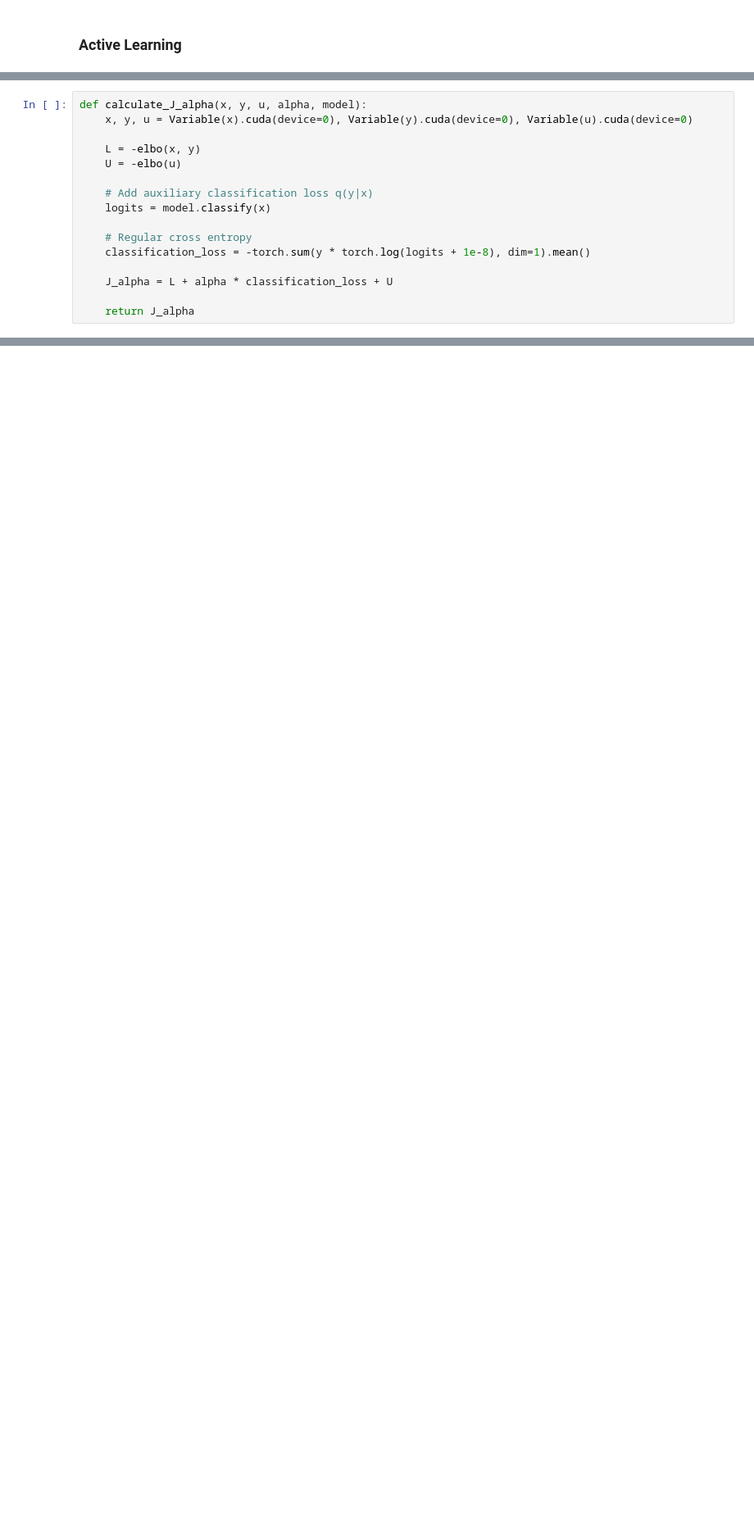
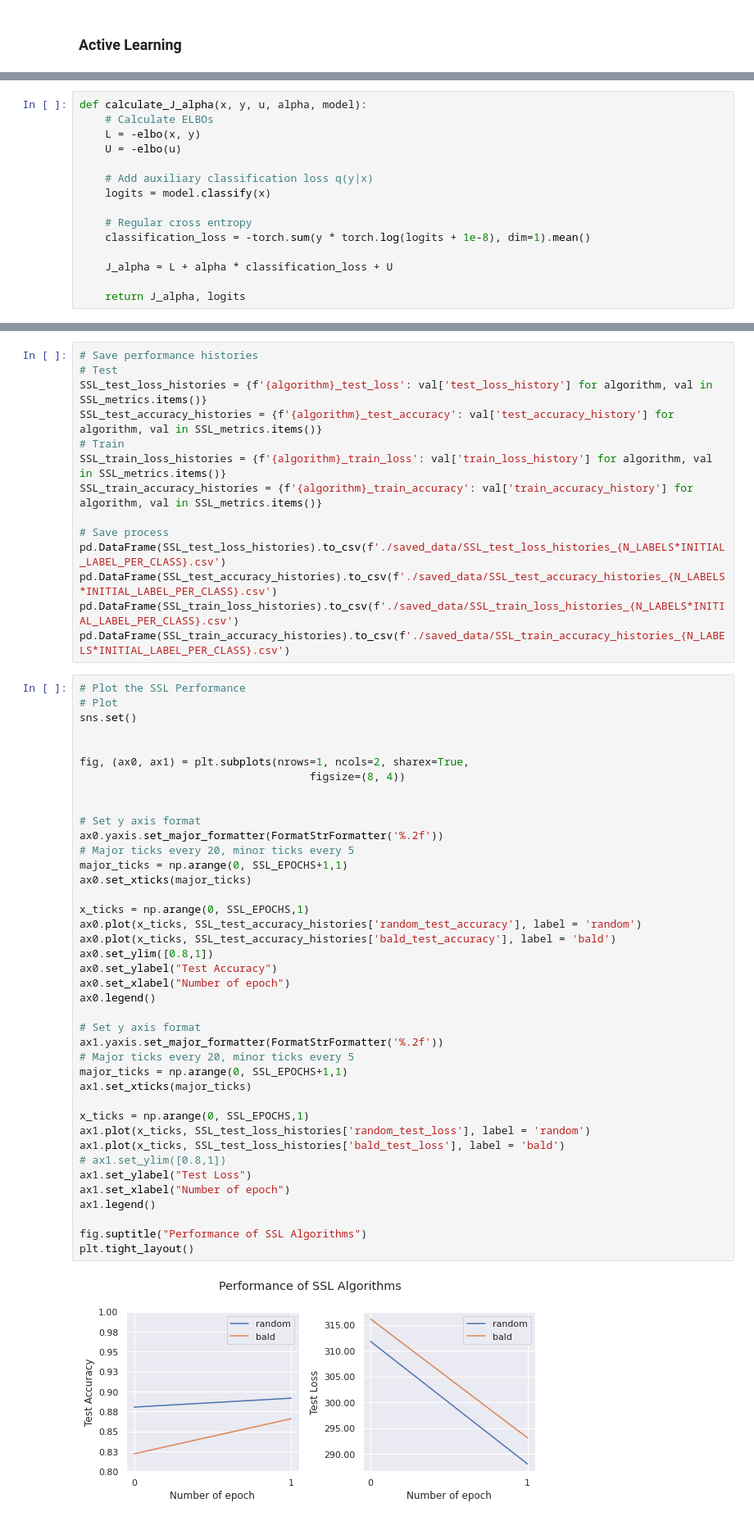
Before and after one commit to milexjaro/semi-supervised-active-learning-pytorch, a Jupyter notebook: Semi-Supervised Active Learning.ipynb, the cells around one changed output, grey strips where cells are left out. Shown at 82% size. Cells and saved outputs as stored; diff of their text form; blank space fills up the shorter version.

```diff
--- a/Semi-Supervised Active Learning.ipynb
+++ b/Semi-Supervised Active Learning.ipynb
@@ -372,7 +335,6 @@ elbo = SVI(model, likelihood=binary_cross_entropy, sampler=sampler)
 # %%
 def calculate_J_alpha(x, y, u, alpha, model):
-    x, y, u = Variable(x).cuda(device=0), Variable(y).cuda(device=0), Variable(u).cuda(device=0)
-
+    # Calculate ELBOs
     L = -elbo(x, y)
     U = -elbo(u)
 
@@ -384,7 +346,7 @@ def calculate_J_alpha(x, y, u, alpha, model):
 
     J_alpha = L + alpha * classification_loss + U
 
-    return J_alpha
+    return J_alpha, logits
 # %%
 from torch.autograd import Variable
 
@@ -467,0 +448,56 @@ Epoch: 99
+# %%
+# Save performance histories
+# Test
+SSL_test_loss_histories = {f'{algorithm}_test_loss': val['test_loss_history'] for algorithm, val in SSL_metrics.items()}
+SSL_test_accuracy_histories = {f'{algorithm}_test_accuracy': val['test_accuracy_history'] for algorithm, val in SSL_metrics.items()}
+# Train
+SSL_train_loss_histories = {f'{algorithm}_train_loss': val['train_loss_history'] for algorithm, val in SSL_metrics.items()}
+SSL_train_accuracy_histories = {f'{algorithm}_train_accuracy': val['train_accuracy_history'] for algorithm, val in SSL_metrics.items()}
+
+# Save process
+pd.DataFrame(SSL_test_loss_histories).to_csv(f'./saved_data/SSL_test_loss_histories_{N_LABELS*INITIAL_LABEL_PER_CLASS}.csv')
+pd.DataFrame(SSL_test_accuracy_histories).to_csv(f'./saved_data/SSL_test_accuracy_histories_{N_LABELS*INITIAL_LABEL_PER_CLASS}.csv')
+pd.DataFrame(SSL_train_loss_histories).to_csv(f'./saved_data/SSL_train_loss_histories_{N_LABELS*INITIAL_LABEL_PER_CLASS}.csv')
+pd.DataFrame(SSL_train_accuracy_histories).to_csv(f'./saved_data/SSL_train_accuracy_histories_{N_LABELS*INITIAL_LABEL_PER_CLASS}.csv')
+# %%
+# Plot the SSL Performance
+# Plot
+sns.set()
+
+
+fig, (ax0, ax1) = plt.subplots(nrows=1, ncols=2, sharex=True,
+                                    figsize=(8, 4))
+
+
+# Set y axis format
+ax0.yaxis.set_major_formatter(FormatStrFormatter('%.2f'))
+# Major ticks every 20, minor ticks every 5
+major_ticks = np.arange(0, SSL_EPOCHS+1,1)
+ax0.set_xticks(major_ticks)
+
+x_ticks = np.arange(0, SSL_EPOCHS,1)
+ax0.plot(x_ticks, SSL_test_accuracy_histories['random_test_accuracy'], label = 'random')
+ax0.plot(x_ticks, SSL_test_accuracy_histories['bald_test_accuracy'], label = 'bald')
+ax0.set_ylim([0.8,1])
+ax0.set_ylabel("Test Accuracy")
+ax0.set_xlabel("Number of epoch")
+ax0.legend()
+
+# Set y axis format
+ax1.yaxis.set_major_formatter(FormatStrFormatter('%.2f'))
+# Major ticks every 20, minor ticks every 5
+major_ticks = np.arange(0, SSL_EPOCHS+1,1)
+ax1.set_xticks(major_ticks)
+
+x_ticks = np.arange(0, SSL_EPOCHS,1)
+ax1.plot(x_ticks, SSL_test_loss_histories['random_test_loss'], label = 'random')
+ax1.plot(x_ticks, SSL_test_loss_histories['bald_test_loss'], label = 'bald')
+# ax1.set_ylim([0.8,1])
+ax1.set_ylabel("Test Loss")
+ax1.set_xlabel("Number of epoch")
+ax1.legend()
+
+fig.suptitle("Performance of SSL Algorithms")
+plt.tight_layout()
+# %% [output]
+[figure, added]
```
Also changed, not shown: parts of 7 cells of this notebook.
